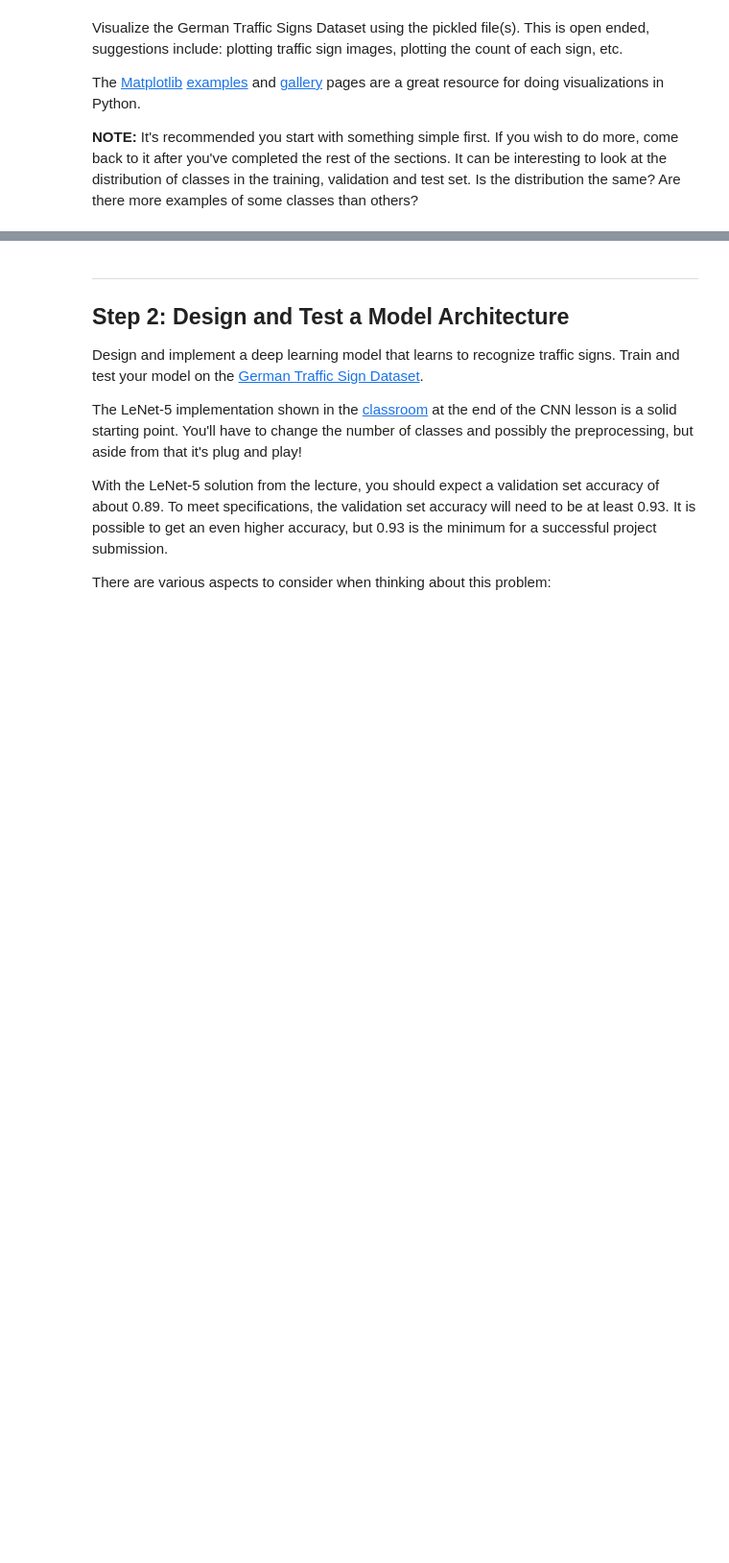
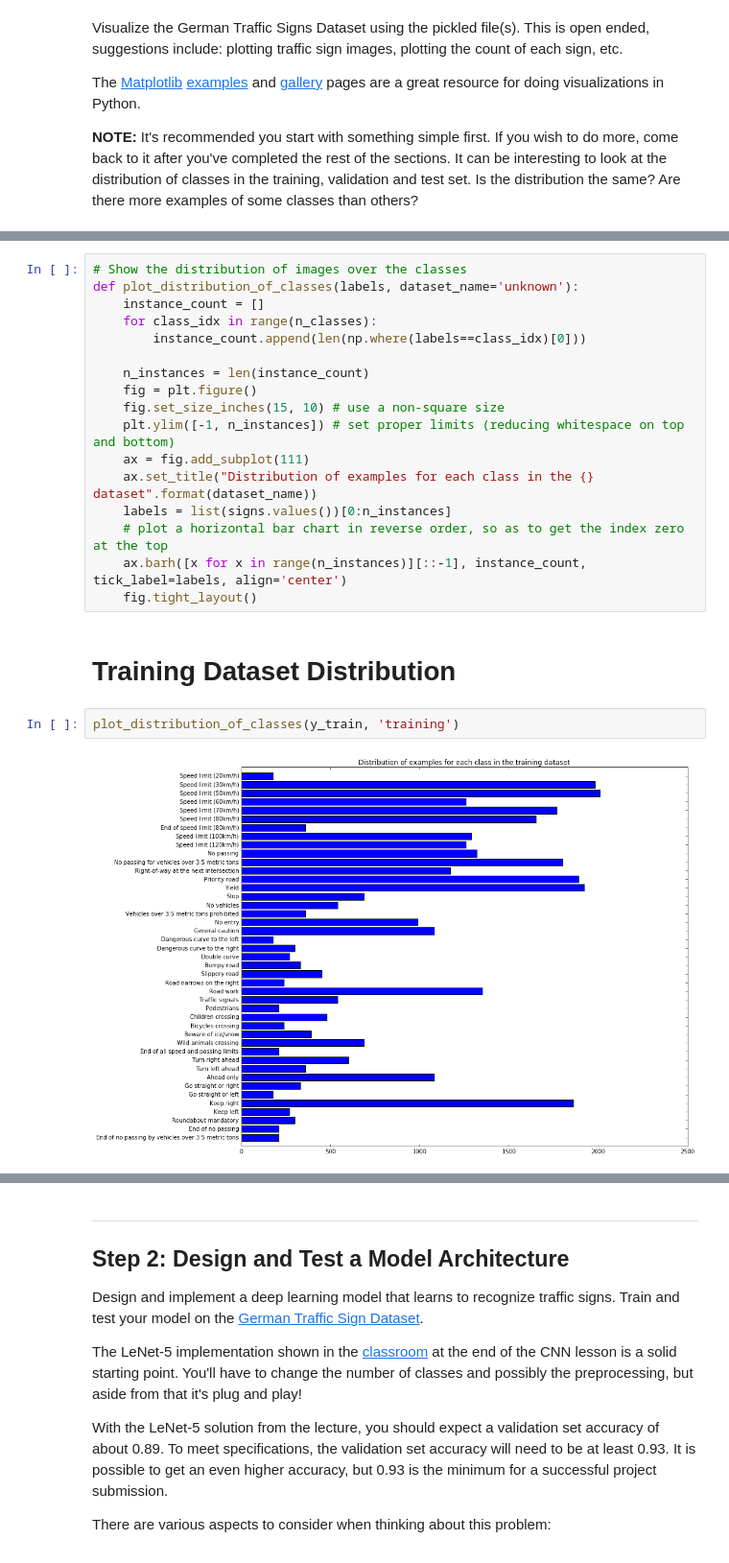
Before and after one commit to mxwg/CarND-Traffic-Sign-Classifier-Project, a Jupyter notebook: Traffic_Sign_Classifier.ipynb, the cells around one changed output, grey strips where cells are left out. Shown at 96% size. Cells and saved outputs as stored; diff of their text form; blank space fills up the shorter version.

Commit message:
Add custom images, improve viz

```diff
--- a/Traffic_Sign_Classifier.ipynb
+++ b/Traffic_Sign_Classifier.ipynb
@@ -148,0 +155,23 @@ show_images([x for x in range(0, 2500, 60)], title="the training set")
+# %%
+# Show the distribution of images over the classes
+def plot_distribution_of_classes(labels, dataset_name='unknown'):
+    instance_count = []
+    for class_idx in range(n_classes):
+        instance_count.append(len(np.where(labels==class_idx)[0]))
+
+    n_instances = len(instance_count)
+    fig = plt.figure()
+    fig.set_size_inches(15, 10) # use a non-square size
+    plt.ylim([-1, n_instances]) # set proper limits (reducing whitespace on top and bottom)
+    ax = fig.add_subplot(111)
+    ax.set_title("Distribution of examples for each class in the {} dataset".format(dataset_name))
+    labels = list(signs.values())[0:n_instances]
+    # plot a horizontal bar chart in reverse order, so as to get the index zero at the top
+    ax.barh([x for x in range(n_instances)][::-1], instance_count, tick_label=labels, align='center')
+    fig.tight_layout()
+# %% [markdown]
+# Training Dataset Distribution
+# %%
+plot_distribution_of_classes(y_train, 'training')
+# %% [output]
+[figure, added]
```
Also changed, not shown: parts of 26 cells of this notebook, 6 other files.
